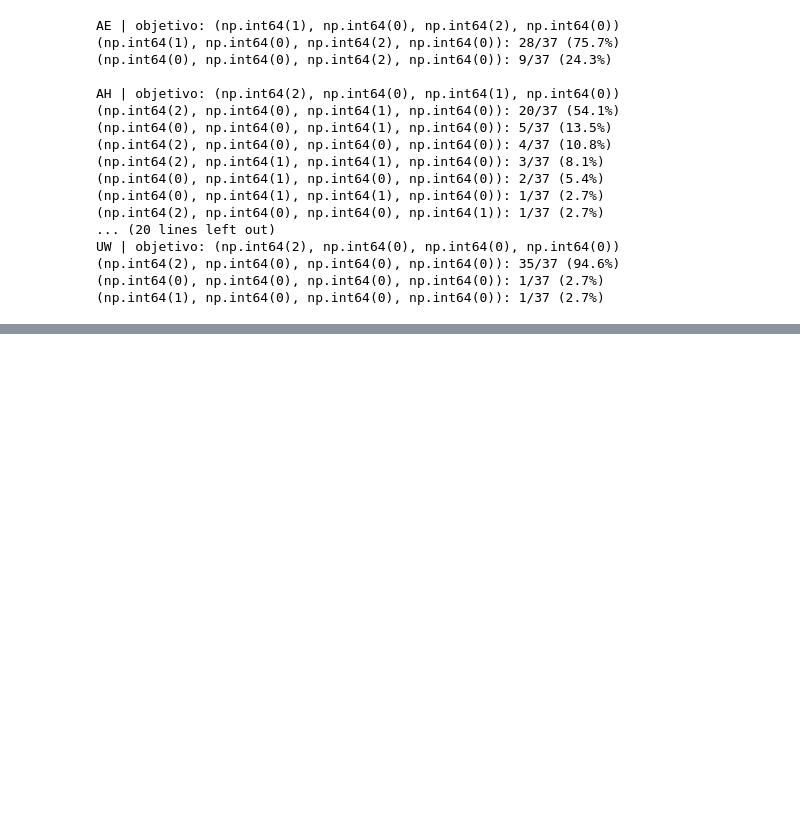
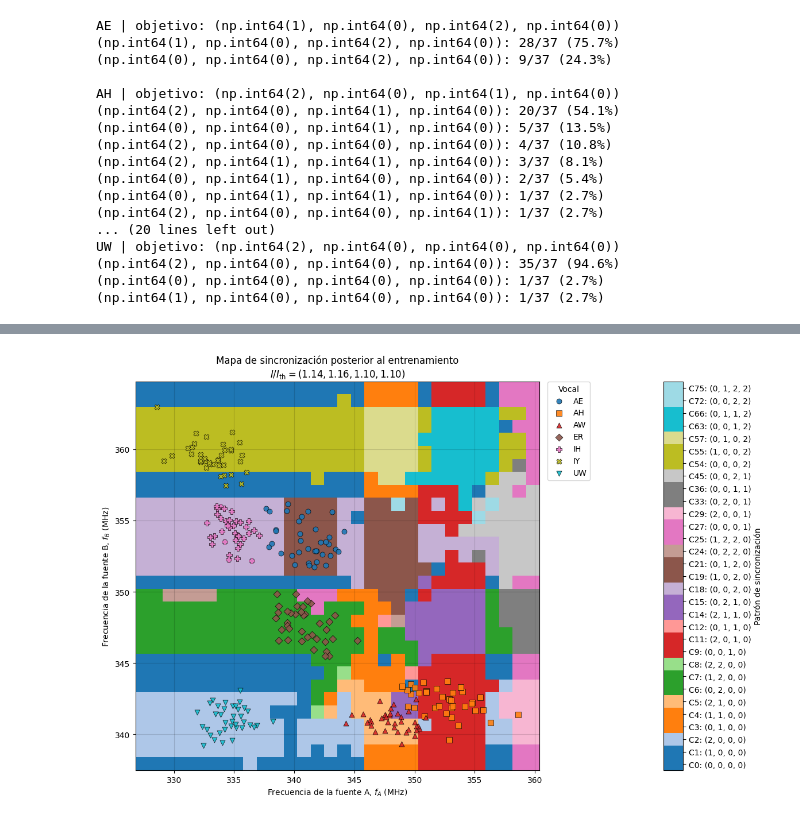
Before and after one commit to AlonsoRecabarren/Computing-Physics, a Jupyter notebook: Classic Mechanics/Mapa_de_sincronizacion_cartesiano_limpio.ipynb, the cells around one changed output, grey strips where cells are left out. Drawn from its saved outputs; the diff is of its cells as text; code cells hidden in the pictures; blank space fills up the shorter version.

```diff
--- a/Classic Mechanics/Mapa_de_sincronizacion_cartesiano_limpio.ipynb
+++ b/Classic Mechanics/Mapa_de_sincronizacion_cartesiano_limpio.ipynb
@@ -1420,6 +1270,15 @@ UW | objetivo: (np.int64(2), np.int64(0), np.int64(0), np.int64(0))
 (np.int64(2), np.int64(0), np.int64(0), np.int64(0)): 35/37 (94.6%)
 (np.int64(0), np.int64(0), np.int64(0), np.int64(0)): 1/37 (2.7%)
 (np.int64(1), np.int64(0), np.int64(0), np.int64(0)): 1/37 (2.7%)
+# %%
+################################################################
+#          Corrientes finales ya entrenadas                    #
+################################################################
+
+Irazon_final_paper=np.array(
+    [1.14, 1.16, 1.10, 1.10],
+    dtype=float
+)
 # %%
 ################################################################
 #       Mapa entrenado con vocales y frecuencias en MHz        #
@@ -1857,0 +1468,86 @@ print(
+# %%
+################################################################
+#                   Patrones encontrados                       #
+################################################################
+
+codigos_presentes=np.unique(mapa_codigos)
+patrones_encontrados={int(codigo): decodificar_patron(codigo) for codigo in codigos_presentes}
+
+print("\nPatrones de sincronización encontrados:")
+
+for codigo, patron in sorted(patrones_encontrados.items()):
+    print(f"Código {codigo:2d}: {patron}")
+
+
+################################################################
+#           Preparación de los colores del mapa                #
+################################################################
+
+indice_colores=np.zeros_like(mapa_codigos)
+
+for indice, codigo in enumerate(codigos_presentes):
+    indice_colores[mapa_codigos == codigo]=indice
+
+colores_regiones=plt.cm.tab20(np.linspace(0.0, 1.0, len(codigos_presentes)))
+mapa_colores=ListedColormap(colores_regiones)
+
+################################################################
+#       Gráfico del mapa entrenado con las siete vocales       #
+################################################################
+
+figura, eje=plt.subplots(figsize=(12, 8))
+imagen=eje.imshow(indice_colores, origin="lower", aspect="auto", extent=[f_A_val[0], f_A_val[-1], f_B_val[0], f_B_val[-1]], cmap=mapa_colores, interpolation="nearest", vmin=-0.5, vmax=len(codigos_presentes)-0.5)
+eje.set_xlabel(r"Frecuencia de la fuente A, $f_A$ (MHz)")
+eje.set_ylabel(r"Frecuencia de la fuente B, $f_B$ (MHz)")
+texto_corrientes=", ".join(f"{corriente:.2f}" for corriente in Irazon_mapa)
+eje.set_title("Mapa de sincronización posterior al entrenamiento\n"rf"$I/I_{{\mathrm{{th}}}}="rf"({texto_corrientes})$")
+
+################################################################
+#                  Nubes de las vocales                        #
+################################################################
+
+colores_vocales=plt.cm.tab10(np.linspace(0.0,1.0,len(vocales)))
+marcadores_vocales=["o", "s", "^", "D", "P", "X", "v"]
+
+for vocal, color, marcador in zip(vocales, colores_vocales, marcadores_vocales):
+    f_A_vocal=(frecuencia_referencia*dataset_vocales[vocal][:, 0])  #Conversión de las entradas adimensionales a MHz
+    f_B_vocal=(frecuencia_referencia*dataset_vocales[vocal][:, 1])
+    eje.scatter(f_A_vocal, f_B_vocal, s=42, marker=marcador, color=color, edgecolors="black", linewidths=0.5, alpha=0.9, label=vocal.upper(), zorder=3)
+
+
+################################################################
+#             Leyenda y barra de patrones                      #
+################################################################
+
+eje.legend(title="Vocal", loc="upper left", bbox_to_anchor=(1.02, 1.0), borderaxespad=0.0)
+etiquetas_patrones=[(f"C{int(codigo)}: "f"{decodificar_patron(codigo)}") for codigo in codigos_presentes]
+barra_colores=figura.colorbar(imagen, ax=eje, ticks=np.arange(len(codigos_presentes)), pad=0.20)
+barra_colores.ax.set_yticklabels(etiquetas_patrones)
+barra_colores.set_label("Patrón de sincronización")
+eje.grid(alpha=0.15, color="black")
+figura.tight_layout()
+plt.show()
+
+################################################################
+#              Guardado del mapa entrenado                     #
+################################################################
+
+np.savez_compressed(
+    "mapa_entrenado_30x30_MHz_penalizacion.npz",
+    mapa_codigos=mapa_codigos,
+    Omega_A_val=Omega_A_val,
+    Omega_B_val=Omega_B_val,
+    f_A_val=f_A_val,
+    f_B_val=f_B_val,
+    Irazon_mapa=Irazon_mapa,
+    Omega_libres_mapa=Omega_libres_mapa,
+    f_libres_mapa=f_libres_mapa,
+    tolerancia_mapa=tolerancia_mapa,
+    frecuencia_referencia=frecuencia_referencia,
+    tau_final_mapa=tau_final_mapa,
+    pasos_mapa=pasos_mapa,
+    tiempo_total_mapa=tiempo_total_mapa)
+
+print("\nMapa entrenado guardado correctamente en:")
+print("mapa_entrenado_30x30_MHz_penalizacion.npz")
+# %% [output]
@@ -1857,0 +1571 @@ print(
+[figure, added]
```
Also changed, not shown: parts of 14 cells of this notebook, 2 other files.
